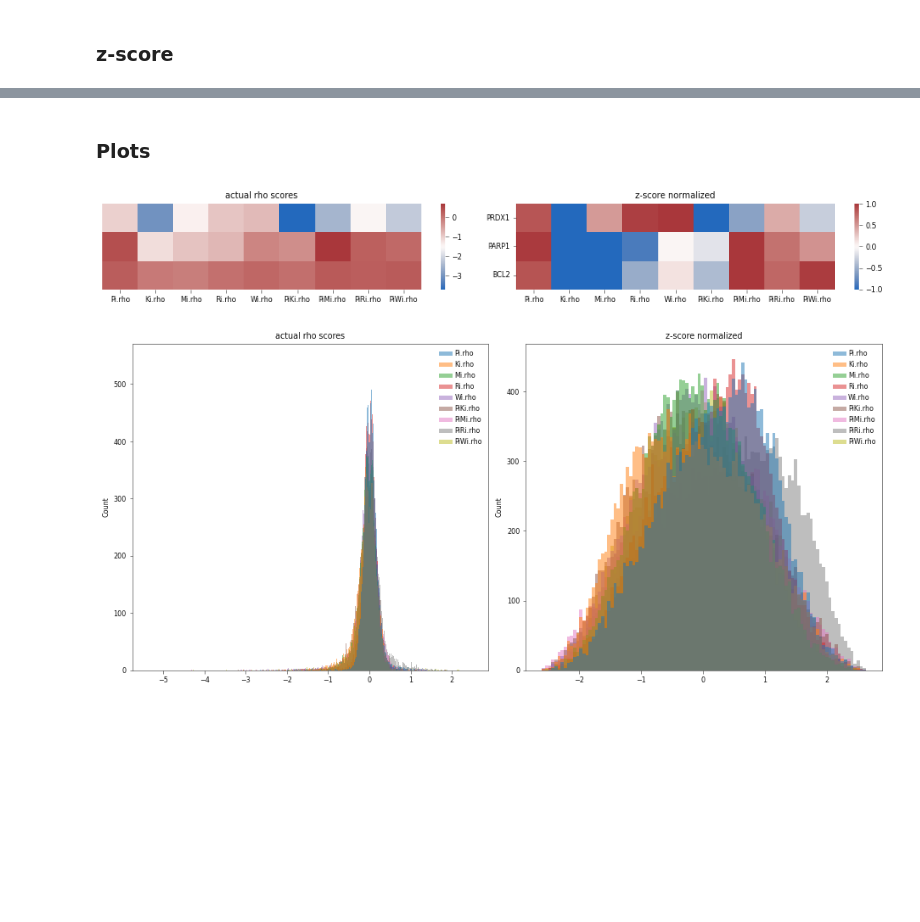
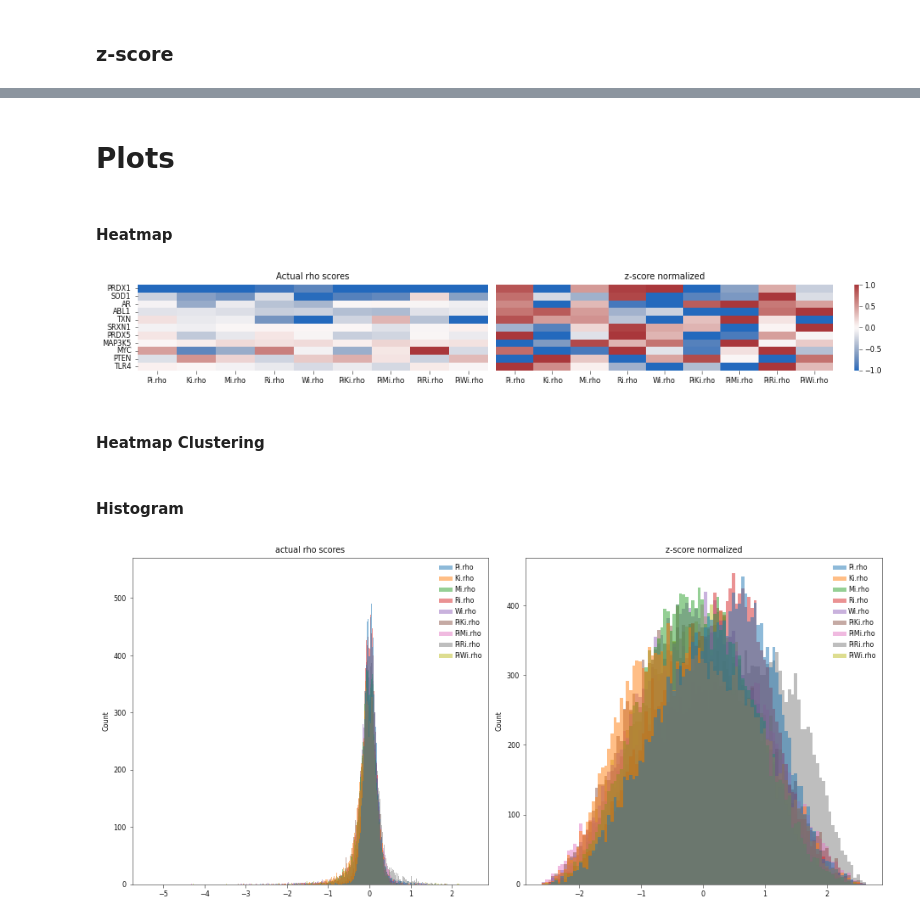
Before and after one commit to abearab/DDRi-screens, a Jupyter notebook: integrate-screens.ipynb, the cells around one changed output, grey strips where cells are left out. Saved outputs shown, nothing was run; the diff lists cells and outputs as text; code cells hidden in the pictures; blank space fills up the shorter version.

Commit message:
update plots

```diff
--- a/integrate-screens.ipynb
+++ b/integrate-screens.ipynb
@@ -90,2 +89,2 @@ Ca_df_norm = stats.zscore(Ci_df,axis=1,ddof=1)
 # %% [markdown]
-### Plots
+# Plots
@@ -92,47 +93,51 @@ Ca_df_norm = stats.zscore(Ci_df,axis=1,ddof=1)
+# %% [markdown]
+#### Heatmap
 # %%
 # plot
-!mkdir -p figures
+genes = go
 
-f,(ax1,ax2) = plt.subplots(1,2, gridspec_kw={'width_ratios':[0.1,0.1]}, figsize=(13,2))
+
+f,(ax1,ax2) = plt.subplots(1,2, gridspec_kw={'width_ratios':[0.1,0.12]}, figsize=(13,2))
 
 ax1.get_shared_y_axes().join(ax1,ax2)
 
 g1 = sns.heatmap(
-    Ci_df.loc[['PRDX1','PARP1','BCL2',],:],
+    Ci_df.loc[genes,:],
 #     annot=True,
-#     vmin=-1, vmax=1,
+    vmin=-1, vmax=1,
     cmap="vlag",
+    cbar=False,
     ax=ax1
 )
 
 g1.set_ylabel('')
 g1.set_xlabel('')
-g1.set_title('actual rho scores')
-g1.set_yticks([])
+g1.set_title('Actual rho scores')
 
 g2 = sns.heatmap(
-    Ci_df_norm.loc[['PRDX1','PARP1','BCL2',],:],
+    Ci_df_norm.loc[genes,:],
 #     annot=True,
     vmin=-1, vmax=1,
     cmap="vlag",
-#     cbar=False,
     ax=ax2
 )
 
 g2.set_ylabel('')
+g2.set_xlabel('')
 g2.set_title('z-score normalized')
-g2.set_xlabel('')
+g2.set_yticks([])
 
 # may be needed to rotate the ticklabels correctly:
 for ax in [g1,g2]:
     tl = ax.get_xticklabels()
     ax.set_xticklabels(tl, rotation=0)
     tly = ax.get_yticklabels()
     ax.set_yticklabels(tly, rotation=0)
 
 
 f.tight_layout()
 plt.savefig('figures/rho_zscore_heatmap.pdf')
-plt.show()
 # %% [output]
-[figure, old version]
+[figure, new version]
+# %% [markdown]
+#### Heatmap Clustering
@@ -139,3 +172,5 @@ plt.show()
+# %% [markdown]
+#### Histogram
 # %%
 # plot
 fig_h,(ax1,ax2) = plt.subplots(1,2, gridspec_kw={'width_ratios':[0.1,0.1]}, figsize=(13,6))
```
Also changed, not shown: parts of 11 cells of this notebook, 3 other files.
